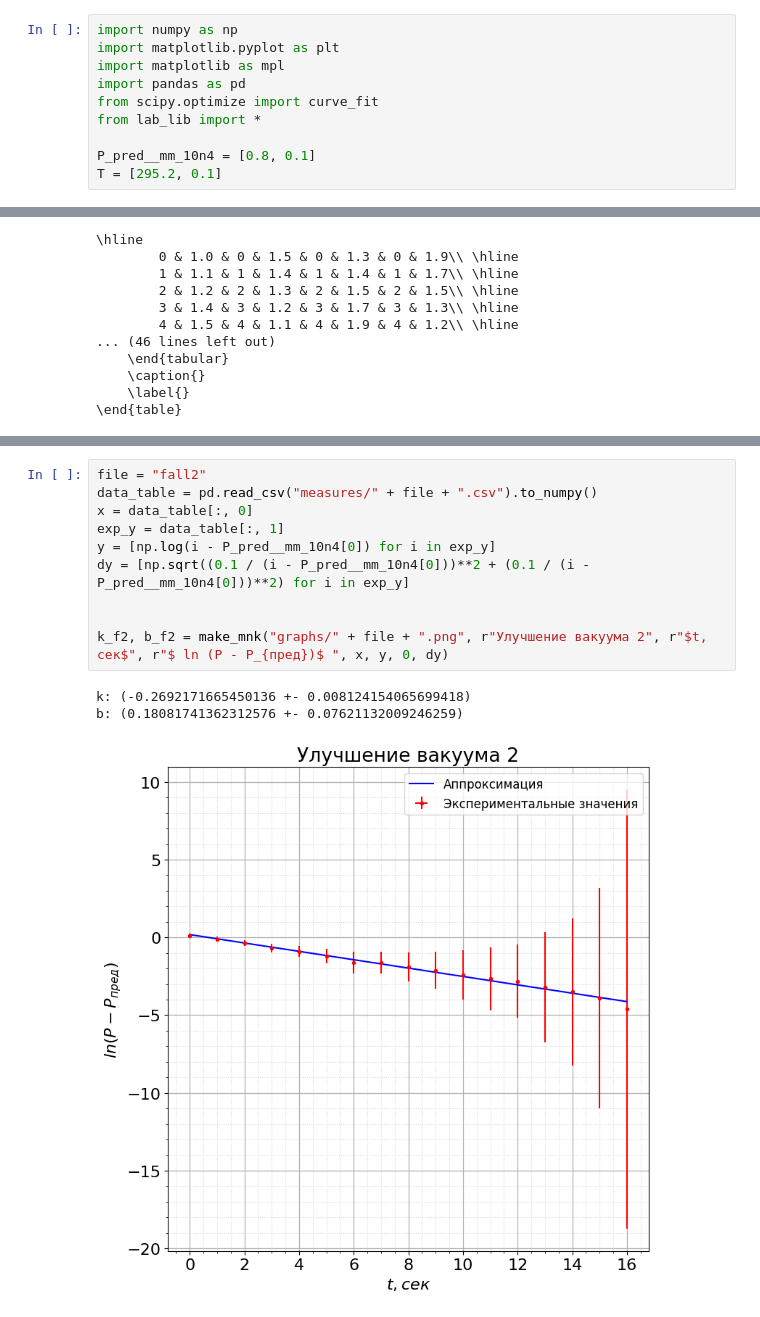
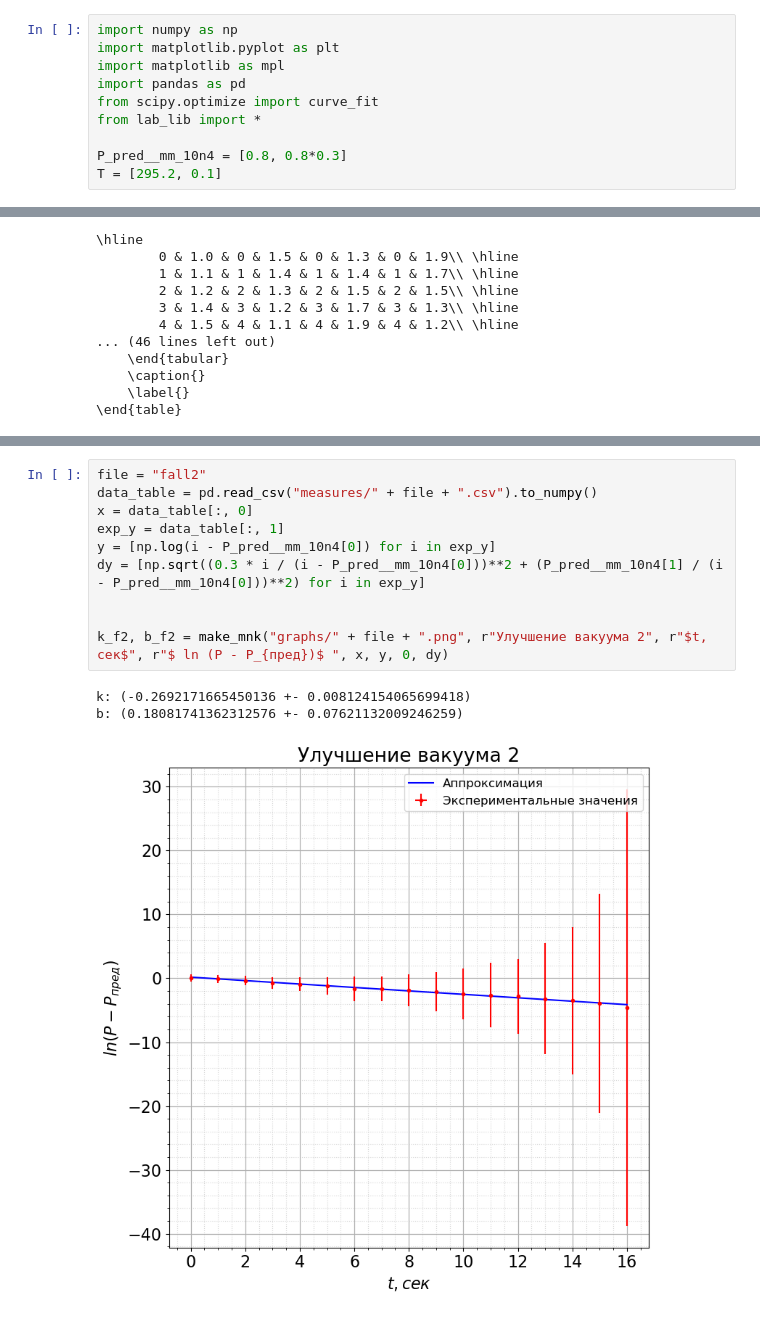
Before and after one commit to victorbaldin56/MIPT_PhysLabs, a Jupyter notebook: 2.3.1/calcs.ipynb, the cells around one changed output, grey strips where cells are left out. Cells and saved outputs as stored; diff of their text form.

```diff
--- a/2.3.1/calcs.ipynb
+++ b/2.3.1/calcs.ipynb
@@ -6,7 +6,7 @@ import pandas as pd
 from scipy.optimize import curve_fit
 from lab_lib import *
 
-P_pred__mm_10n4 = [0.8, 0.1]
+P_pred__mm_10n4 = [0.8, 0.8*0.3]
 T = [295.2, 0.1]
 # %%
 V_kap__cm3 = [50, 1]
@@ -164,17 +166,17 @@ b: (1.5643478273939124 +- 0.0374745274915856)
 # %%
 file = "fall2"
 data_table = pd.read_csv("measures/" + file + ".csv").to_numpy()
 x = data_table[:, 0]
 exp_y = data_table[:, 1]
 y = [np.log(i - P_pred__mm_10n4[0]) for i in exp_y]
-dy = [np.sqrt((0.1 / (i - P_pred__mm_10n4[0]))**2 + (0.1 / (i - P_pred__mm_10n4[0]))**2) for i in exp_y]
+dy = [np.sqrt((0.3 * i / (i - P_pred__mm_10n4[0]))**2 + (P_pred__mm_10n4[1] / (i - P_pred__mm_10n4[0]))**2) for i in exp_y]
 
 
 k_f2, b_f2 = make_mnk("graphs/" + file + ".png", r"Улучшение вакуума 2", r"$t, сек$", r"$ ln (P - P_{пред})$ ", x, y, 0, dy)
 # %% [output]
 k: (-0.2692171665450136 +- 0.008124154065699418)
 b: (0.18081741362312576 +- 0.07621132009246259)
-[figure, old version]
+[figure, new version]
 # %%
 k_f = meanWithInacc([k_f1, k_f2])
 k_r = meanWithInacc([k_r1, k_r2])
```
Also changed, not shown: parts of 5 cells of this notebook, 6 other files.
